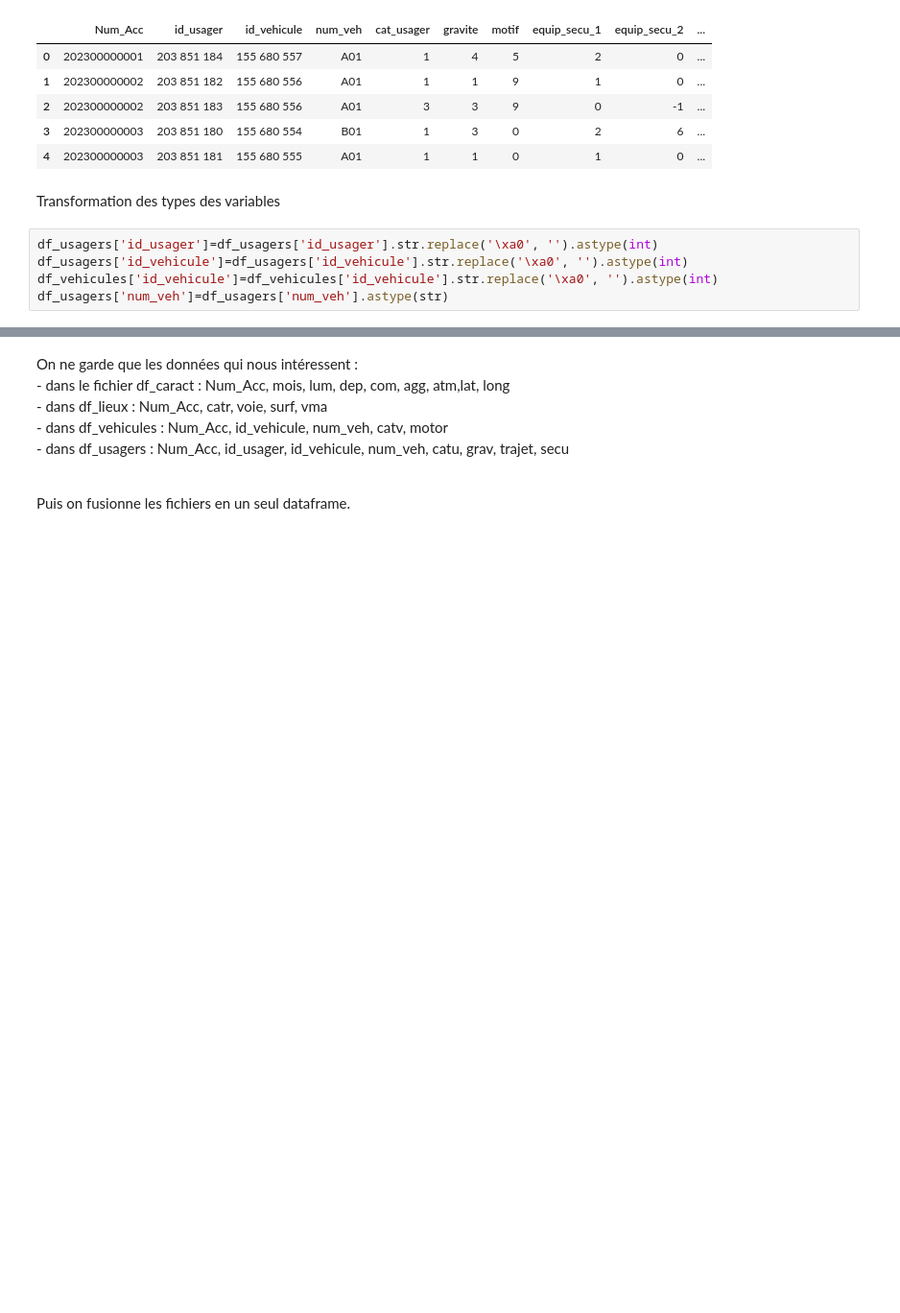
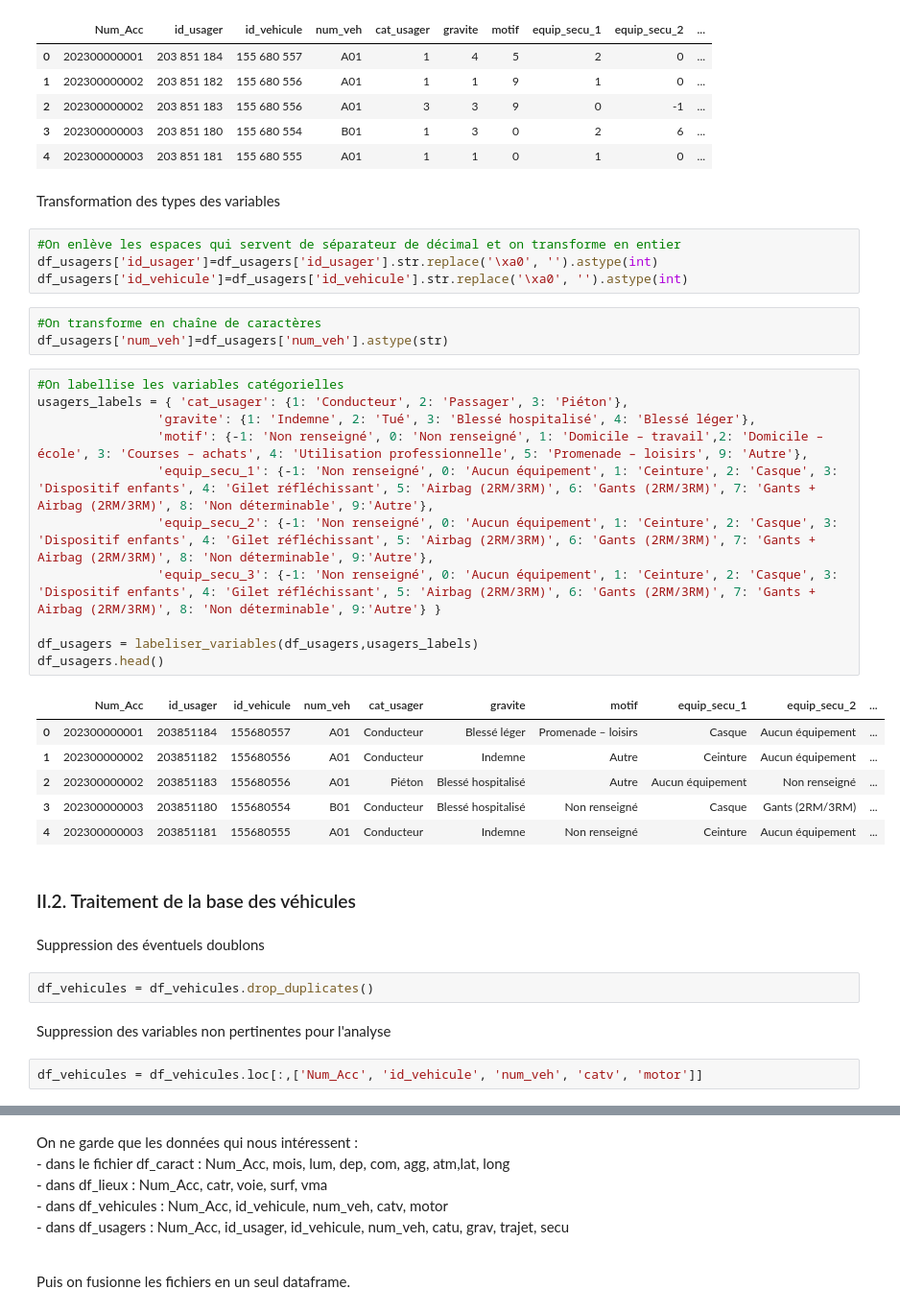
Before and after one commit to celineferbach/Projet-accidents-de-la-route, a Jupyter notebook: importation.ipynb, the cells around one changed output, grey strips where cells are left out. Shown at 96% size. Cells and saved outputs as stored; diff of their text form; blank space fills up the shorter version.

Commit message:
Suite des traitements

```diff
--- a/importation.ipynb
+++ b/importation.ipynb
@@ -259,7 +253,37 @@ df_usagers.head()
 # %% [markdown]
 Transformation des types des variables
 # %%
+#On enlève les espaces qui servent de séparateur de décimal et on transforme en entier
 df_usagers['id_usager']=df_usagers['id_usager'].str.replace('\xa0', '').astype(int)
 df_usagers['id_vehicule']=df_usagers['id_vehicule'].str.replace('\xa0', '').astype(int)
-df_vehicules['id_vehicule']=df_vehicules['id_vehicule'].str.replace('\xa0', '').astype(int)
-df_usagers['num_veh']=df_usagers['num_veh'].astype(str)
+# %%
+#On transforme en chaîne de caractères
+df_usagers['num_veh']=df_usagers['num_veh'].astype(str)
+# %%
+#On labellise les variables catégorielles
+usagers_labels = { 'cat_usager': {1: 'Conducteur', 2: 'Passager', 3: 'Piéton'},
+                'gravite': {1: 'Indemne', 2: 'Tué', 3: 'Blessé hospitalisé', 4: 'Blessé léger'},
+                'motif': {-1: 'Non renseigné', 0: 'Non renseigné', 1: 'Domicile – travail',2: 'Domicile – école', 3: 'Courses – achats', 4: 'Utilisation professionnelle', 5: 'Promenade – loisirs', 9: 'Autre'},
+                'equip_secu_1': {-1: 'Non renseigné', 0: 'Aucun équipement', 1: 'Ceinture', 2: 'Casque', 3: 'Dispositif enfants', 4: 'Gilet réfléchissant', 5: 'Airbag (2RM/3RM)', 6: 'Gants (2RM/3RM)', 7: 'Gants + Airbag (2RM/3RM)', 8: 'Non déterminable', 9:'Autre'},
+                'equip_secu_2': {-1: 'Non renseigné', 0: 'Aucun équipement', 1: 'Ceinture', 2: 'Casque', 3: 'Dispositif enfants', 4: 'Gilet réfléchissant', 5: 'Airbag (2RM/3RM)', 6: 'Gants (2RM/3RM)', 7: 'Gants + Airbag (2RM/3RM)', 8: 'Non déterminable', 9:'Autre'},
+                'equip_secu_3': {-1: 'Non renseigné', 0: 'Aucun équipement', 1: 'Ceinture', 2: 'Casque', 3: 'Dispositif enfants', 4: 'Gilet réfléchissant', 5: 'Airbag (2RM/3RM)', 6: 'Gants (2RM/3RM)', 7: 'Gants + Airbag (2RM/3RM)', 8: 'Non déterminable', 9:'Autre'} }
+
+df_usagers = labeliser_variables(df_usagers,usagers_labels)
+df_usagers.head()
+# %% [output]
+|  | Num_Acc | id_usager | id_vehicule | num_veh | cat_usager | gravite | motif | equip_secu_1 | equip_secu_2 | ... |
+| 0 | 202300000001 | 203851184 | 155680557 | A01 | Conducteur | Blessé léger | Promenade – loisirs | Casque | Aucun équipement | ... |
+| 1 | 202300000002 | 203851182 | 155680556 | A01 | Conducteur | Indemne | Autre | Ceinture | Aucun équipement | ... |
+| 2 | 202300000002 | 203851183 | 155680556 | A01 | Piéton | Blessé hospitalisé | Autre | Aucun équipement | Non renseigné | ... |
+| 3 | 202300000003 | 203851180 | 155680554 | B01 | Conducteur | Blessé hospitalisé | Non renseigné | Casque | Gants (2RM/3RM) | ... |
+| 4 | 202300000003 | 203851181 | 155680555 | A01 | Conducteur | Indemne | Non renseigné | Ceinture | Aucun équipement | ... |
+# %% [markdown]
+### II.2. Traitement de la base des véhicules
+# %% [markdown]
+Suppression des éventuels doublons
+# %%
+df_vehicules = df_vehicules.drop_duplicates()
+# %% [markdown]
+Suppression des variables non pertinentes pour l'analyse
+# %%
+df_vehicules = df_vehicules.loc[:,['Num_Acc', 'id_vehicule', 'num_veh', 'catv', 'motor']]
```
Also changed, not shown: parts of 20 cells of this notebook, 1 other file.
